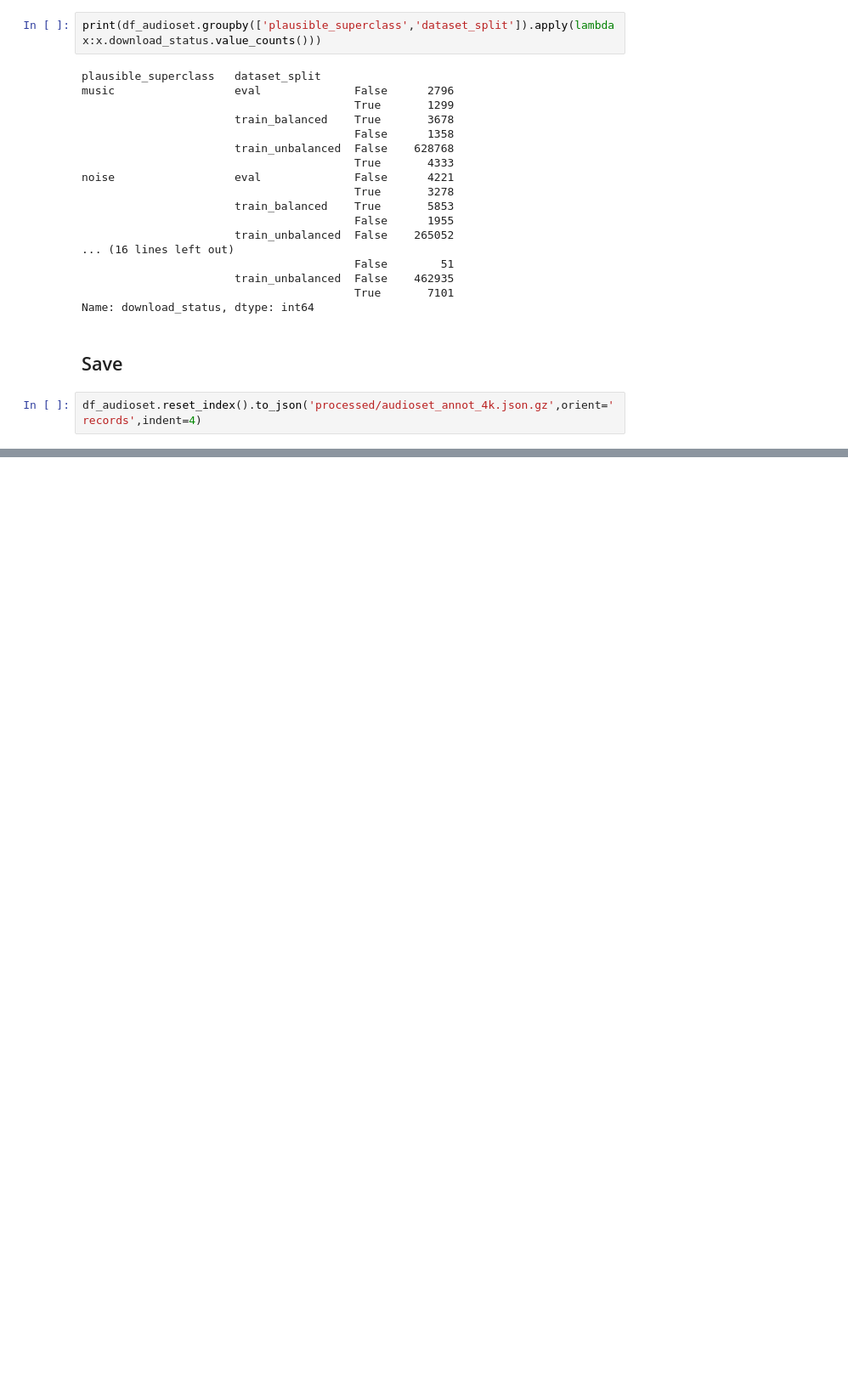
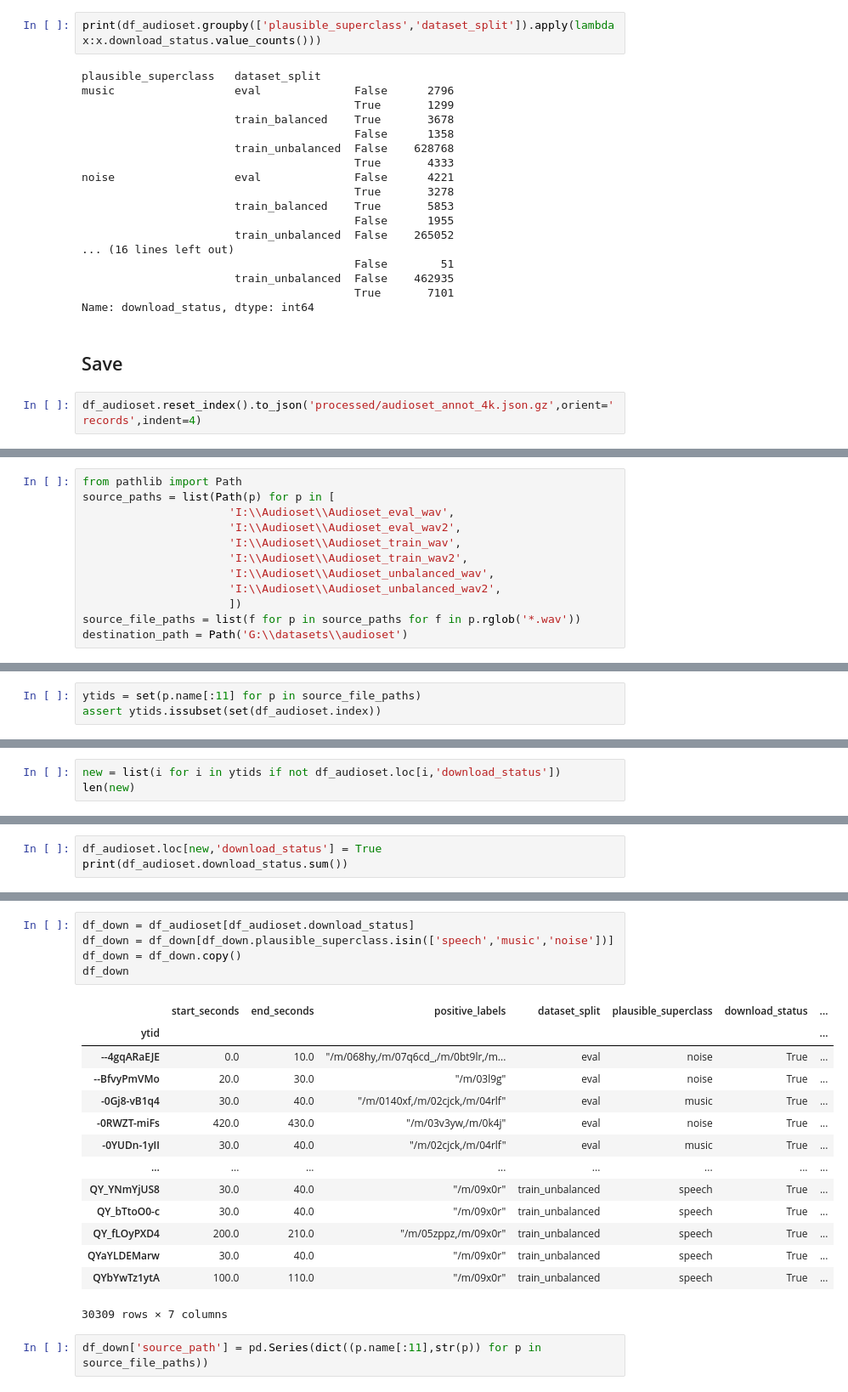
Before and after one commit to shamim-hussain/audioset_speech_music_noise, a Jupyter notebook: audioset.ipynb, the cells around one changed output, grey strips where cells are left out. Shown at 85% size. Saved outputs shown, nothing was run; the diff lists cells and outputs as text; blank space fills up the shorter version.

```diff
--- a/audioset.ipynb
+++ b/audioset.ipynb
@@ -723,0 +726,12 @@ df_audioset.reset_index().to_json('processed/audioset_annot_4k.json.gz',orient='
+# %%
+from pathlib import Path
+source_paths = list(Path(p) for p in [
+                      'I:\\Audioset\\Audioset_eval_wav',
+                      'I:\\Audioset\\Audioset_eval_wav2',
+                      'I:\\Audioset\\Audioset_train_wav',
+                      'I:\\Audioset\\Audioset_train_wav2',
+                      'I:\\Audioset\\Audioset_unbalanced_wav',
+                      'I:\\Audioset\\Audioset_unbalanced_wav2',
+                      ])
+source_file_paths = list(f for p in source_paths for f in p.rglob('*.wav'))
+destination_path = Path('G:\\datasets\\audioset')
@@ -723,0 +748,3 @@ df_audioset.reset_index().to_json('processed/audioset_annot_4k.json.gz',orient='
+# %%
+ytids = set(p.name[:11] for p in source_file_paths)
+assert ytids.issubset(set(df_audioset.index))
@@ -723,0 +755,3 @@ df_audioset.reset_index().to_json('processed/audioset_annot_4k.json.gz',orient='
+# %%
+new = list(i for i in ytids if not df_audioset.loc[i,'download_status'])
+len(new)
@@ -723,0 +774,3 @@ df_audioset.reset_index().to_json('processed/audioset_annot_4k.json.gz',orient='
+# %%
+df_audioset.loc[new,'download_status'] = True
+print(df_audioset.download_status.sum())
@@ -723,0 +795,22 @@ df_audioset.reset_index().to_json('processed/audioset_annot_4k.json.gz',orient='
+# %%
+df_down = df_audioset[df_audioset.download_status]
+df_down = df_down[df_down.plausible_superclass.isin(['speech','music','noise'])]
+df_down = df_down.copy()
+df_down
+# %% [output]
+|  | start_seconds | end_seconds | positive_labels | dataset_split | plausible_superclass | download_status | ... |
+| ytid |  |  |  |  |  |  | ... |
+| --4gqARaEJE | 0.0 | 10.0 | "/m/068hy,/m/07q6cd_,/m/0bt9lr,/m... | eval | noise | True | ... |
+| --BfvyPmVMo | 20.0 | 30.0 | "/m/03l9g" | eval | noise | True | ... |
+| -0Gj8-vB1q4 | 30.0 | 40.0 | "/m/0140xf,/m/02cjck,/m/04rlf" | eval | music | True | ... |
+| -0RWZT-miFs | 420.0 | 430.0 | "/m/03v3yw,/m/0k4j" | eval | noise | True | ... |
+| -0YUDn-1yII | 30.0 | 40.0 | "/m/02cjck,/m/04rlf" | eval | music | True | ... |
+| ... | ... | ... | ... | ... | ... | ... | ... |
+| QY_YNmYjUS8 | 30.0 | 40.0 | "/m/09x0r" | train_unbalanced | speech | True | ... |
+| QY_bTtoO0-c | 30.0 | 40.0 | "/m/09x0r" | train_unbalanced | speech | True | ... |
+| QY_fLOyPXD4 | 200.0 | 210.0 | "/m/05zppz,/m/09x0r" | train_unbalanced | speech | True | ... |
+| QYaYLDEMarw | 30.0 | 40.0 | "/m/09x0r" | train_unbalanced | speech | True | ... |
+| QYbYwTz1ytA | 100.0 | 110.0 | "/m/09x0r" | train_unbalanced | speech | True | ... |
+30309 rows × 7 columns
+# %%
+df_down['source_path'] = pd.Series(dict((p.name[:11],str(p)) for p in source_file_paths))
```
Also changed, not shown: parts of 16 cells of this notebook, 3 other files.
